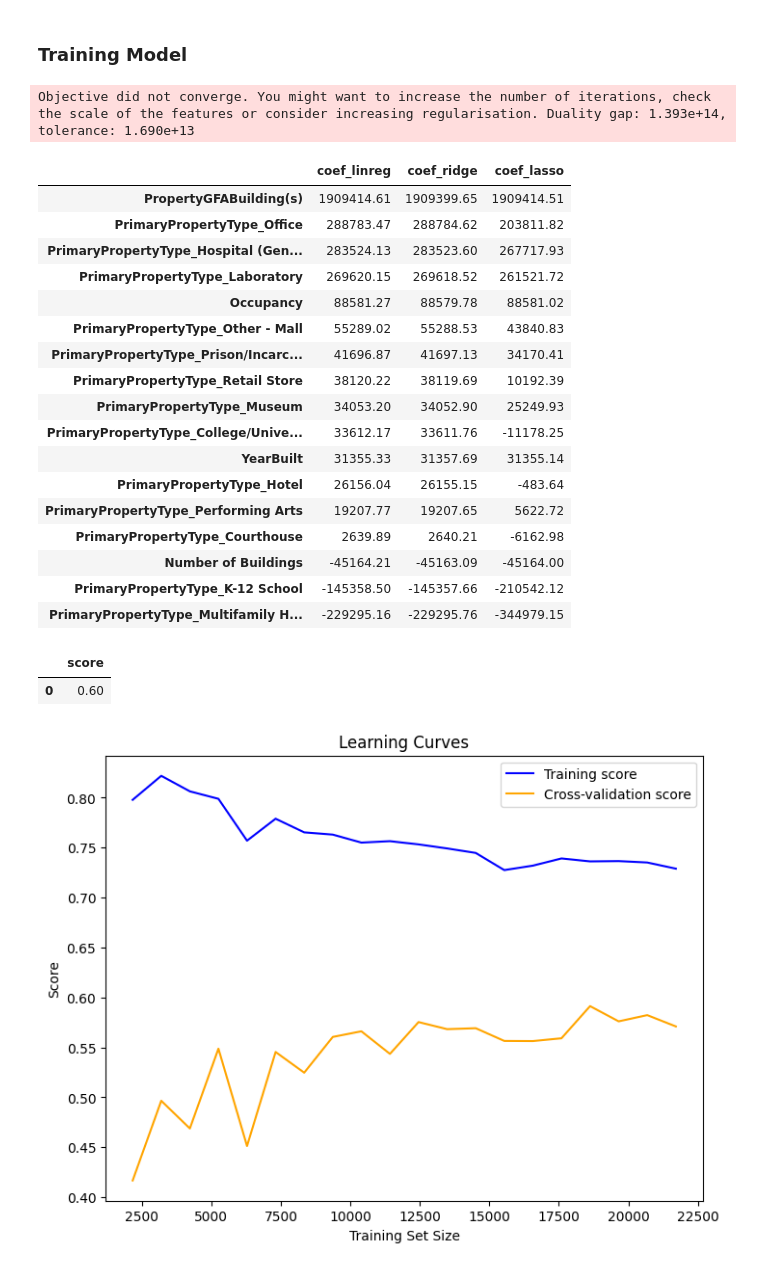
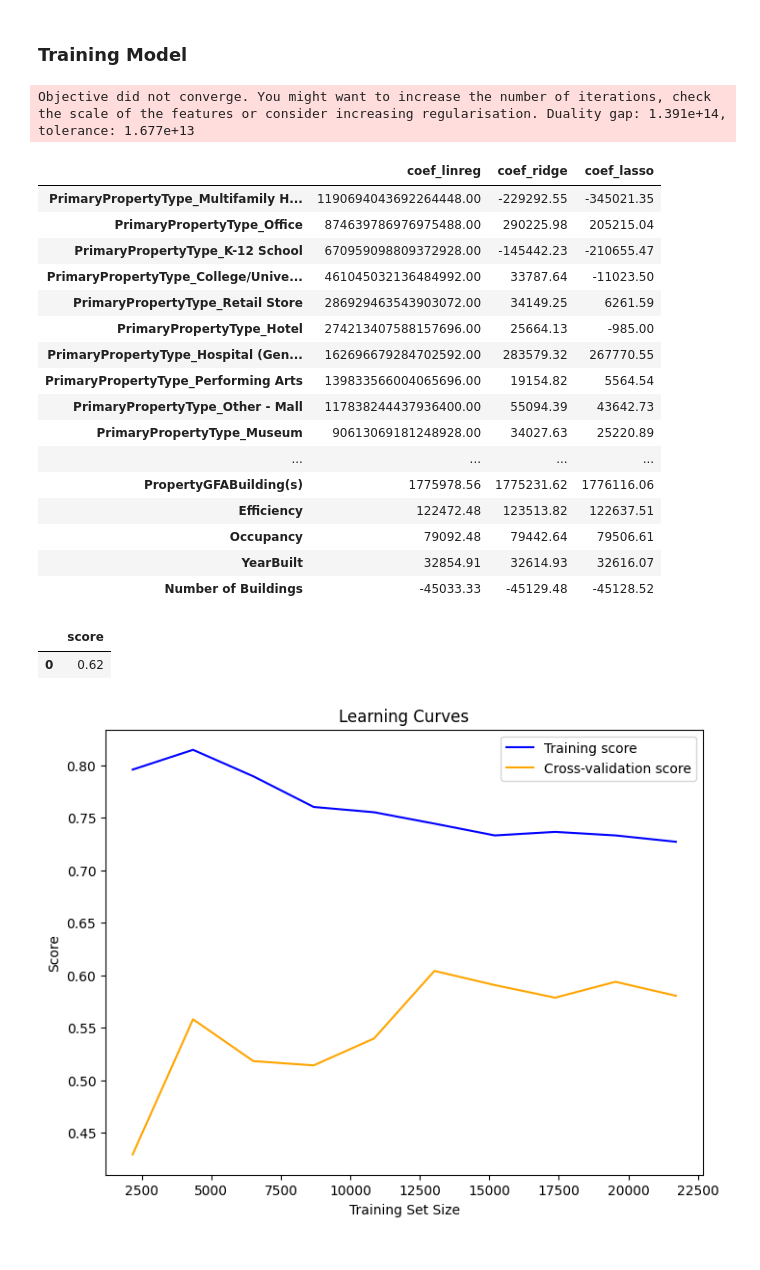
Before and after one commit to hramzan01/project_zero, a Jupyter notebook: nb_utilities_datamerge.ipynb, the cells around one changed output. Drawn from its saved outputs; the diff is of its cells as text; code cells hidden in the pictures.

```diff
--- a/nb_utilities_datamerge.ipynb
+++ b/nb_utilities_datamerge.ipynb
@@ -85,9 +86,9 @@ nyc_features = [
     'Primary Property Type - Self Selected',
     'Self-Reported Gross Floor Area (ft²)',
     'Year Built',
-    'Electricity Use - Grid Purchase (kWh)',
     'Occupancy',
-    'Number of Buildings'
+    'Number of Buildings',
+    'Electricity Use - Grid Purchase (kWh)'
 ]
 
 df_nyc = df_nyc[nyc_features]
@@ -192 +193,7 @@ df_nyc_renamed
 30222 rows × 6 columns
+# %%
+# efficiency column
+efficiency = df_nyc_renamed['Occupancy'] * 0.01 * df_nyc_renamed['PropertyGFABuilding(s)']
+df_nyc_renamed['Efficiency'] = efficiency
+
+df_nyc_renamed.head(3)
@@ -250,7 +262,7 @@ df_nyc_renamed = df_nyc_renamed[~((df_nyc_renamed['PrimaryPropertyType'] == 'Hos
 df_nyc_renamed = df_nyc_renamed[~((df_nyc_renamed['PrimaryPropertyType'] == 'Museum') & (df_nyc_renamed['PropertyGFABuilding(s)'] > 500000))]
 
 # Retail Store
-# df_nyc_renamed = df_nyc_renamed[~((df_nyc_renamed['PrimaryPropertyType'] == 'Retail Store') & (df_nyc_renamed['PropertyGFABuilding(s)'] > 500000))]
+df_nyc_renamed = df_nyc_renamed[~((df_nyc_renamed['PrimaryPropertyType'] == 'Retail Store') & (df_nyc_renamed['PropertyGFABuilding(s)'] > 1000000))]
 
 # College/University
 df_nyc_renamed = df_nyc_renamed[~((df_nyc_renamed['PrimaryPropertyType'] == 'College/University') & (df_nyc_renamed['Electricity(kWh)'] > 20000000))]
@@ -348,7 +361,7 @@ from sklearn.preprocessing import StandardScaler
 s_scaler = StandardScaler()
 
 # instantiate scaled df before transform
-df_scaled = df_encoded.copy().dropna()
+df_scaled = df_nyc_renamed.copy().dropna()
 
 # define numerical features
 numerical_features = list(df_scaled.columns)
@@ -389,25 +402,24 @@ coefs\
 coefs.sort_values('coef_linreg', ascending=False, inplace=True)
 coefs.head(50)
 # %% [output]
-Objective did not converge. You might want to increase the number of iterations, check the scale of the features or consider increasing regularisation. Duality gap: 1.393e+14, tolerance: 1.690e+13
+Objective did not converge. You might want to increase the number of iterations, check the scale of the features or consider increasing regularisation. Duality gap: 1.391e+14, tolerance: 1.677e+13
 |  | coef_linreg | coef_ridge | coef_lasso |
-| PropertyGFABuilding(s) | 1909414.61 | 1909399.65 | 1909414.51 |
-| PrimaryPropertyType_Office | 288783.47 | 288784.62 | 203811.82 |
-| PrimaryPropertyType_Hospital (Gen... | 283524.13 | 283523.60 | 267717.93 |
-| PrimaryPropertyType_Laboratory | 269620.15 | 269618.52 | 261521.72 |
-| Occupancy | 88581.27 | 88579.78 | 88581.02 |
-| PrimaryPropertyType_Other - Mall | 55289.02 | 55288.53 | 43840.83 |
-| PrimaryPropertyType_Prison/Incarc... | 41696.87 | 41697.13 | 34170.41 |
-| PrimaryPropertyType_Retail Store | 38120.22 | 38119.69 | 10192.39 |
-| PrimaryPropertyType_Museum | 34053.20 | 34052.90 | 25249.93 |
-| PrimaryPropertyType_College/Unive... | 33612.17 | 33611.76 | -11178.25 |
-| YearBuilt | 31355.33 | 31357.69 | 31355.14 |
-| PrimaryPropertyType_Hotel | 26156.04 | 26155.15 | -483.64 |
-| PrimaryPropertyType_Performing Arts | 19207.77 | 19207.65 | 5622.72 |
-| PrimaryPropertyType_Courthouse | 2639.89 | 2640.21 | -6162.98 |
-| Number of Buildings | -45164.21 | -45163.09 | -45164.00 |
-| PrimaryPropertyType_K-12 School | -145358.50 | -145357.66 | -210542.12 |
-| PrimaryPropertyType_Multifamily H... | -229295.16 | -229295.76 | -344979.15 |
+| PrimaryPropertyType_Multifamily H... | 1190694043692264448.00 | -229292.55 | -345021.35 |
+| PrimaryPropertyType_Office | 874639786976975488.00 | 290225.98 | 205215.04 |
+| PrimaryPropertyType_K-12 School | 670959098809372928.00 | -145442.23 | -210655.47 |
+| PrimaryPropertyType_College/Unive... | 461045032136484992.00 | 33787.64 | -11023.50 |
+| PrimaryPropertyType_Retail Store | 286929463543903072.00 | 34149.25 | 6261.59 |
+| PrimaryPropertyType_Hotel | 274213407588157696.00 | 25664.13 | -985.00 |
+| PrimaryPropertyType_Hospital (Gen... | 162696679284702592.00 | 283579.32 | 267770.55 |
+| PrimaryPropertyType_Performing Arts | 139833566004065696.00 | 19154.82 | 5564.54 |
+| PrimaryPropertyType_Other - Mall | 117838244437936400.00 | 55094.39 | 43642.73 |
+| PrimaryPropertyType_Museum | 90613069181248928.00 | 34027.63 | 25220.89 |
+| ... | ... | ... | ... |
+| PropertyGFABuilding(s) | 1775978.56 | 1775231.62 | 1776116.06 |
+| Efficiency | 122472.48 | 123513.82 | 122637.51 |
+| Occupancy | 79092.48 | 79442.64 | 79506.61 |
+| YearBuilt | 32854.91 | 32614.93 | 32616.07 |
+| Number of Buildings | -45033.33 | -45129.48 | -45128.52 |
 # %%
 # import model type
 from sklearn.linear_model import SGDRegressor
@@ -431,30 +443,30 @@ r2_score = pd.DataFrame({'score': scores.mean()}, index=[0])
 r2_score
 # %% [output]
 |  | score |
-| 0 | 0.60 |
+| 0 | 0.62 |
 # %%
 import numpy as np
 import matplotlib.pyplot as plt
 from sklearn.model_selection import learning_curve
 
 def plot_learning_curve(estimator, X, y, cv=5):
     train_sizes, train_scores, test_scores = learning_curve(
-        estimator=estimator, X=X, y=y, cv=cv, train_sizes=np.linspace(0.1, 1.0, 20)
+        estimator=estimator, X=X, y=y, cv=cv, train_sizes=np.linspace(0.1, 1.0, 10)
     )
 
     train_mean = np.mean(train_scores, axis=1)
     test_mean = np.mean(test_scores, axis=1)
 
     plt.figure(figsize=(8, 6))
     plt.plot(train_sizes, train_mean, color="blue", label="Training score")
     plt.plot(train_sizes, test_mean, color="orange", label="Cross-validation score")
     plt.title("Learning Curves")
     plt.xlabel("Training Set Size")
     plt.ylabel("Score")
     plt.legend(loc="best")
     plt.show()
 
 # Usage:
 plot_learning_curve(sgd_regressor, X, y)
 # %% [output]
-[figure, old version]
+[figure, new version]
```
Also changed, not shown: parts of 8 cells of this notebook.
